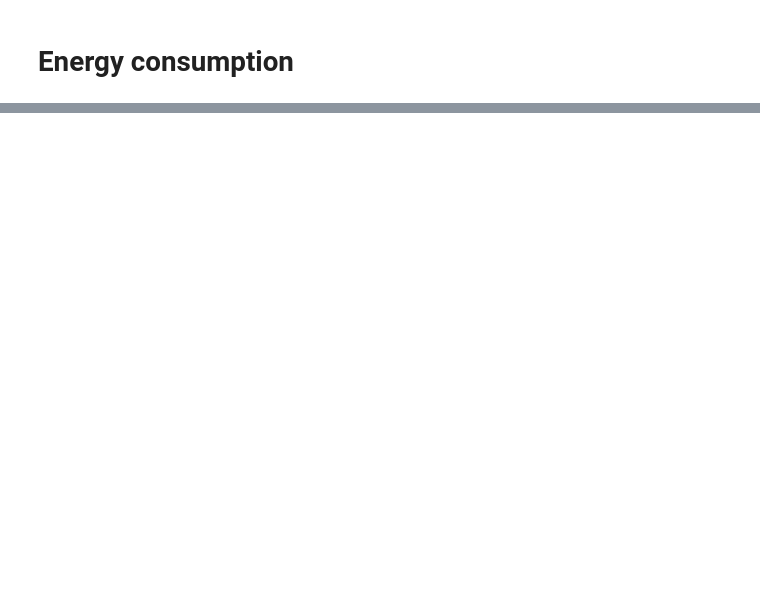
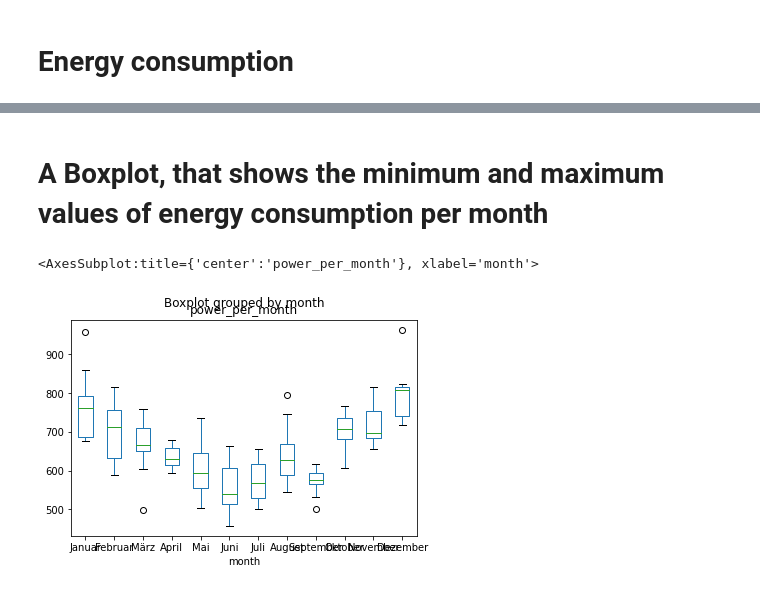
Before and after one commit to mweil372/jupyter-notebooks, a Jupyter notebook: energy-consumption.ipynb, the cells around one changed output, grey strips where cells are left out. Drawn from its saved outputs; the diff is of its cells as text; code cells hidden in the pictures; blank space fills up the shorter version.

```diff
--- a/energy-consumption.ipynb
+++ b/energy-consumption.ipynb
@@ -28,0 +42,6 @@ df = pd.DataFrame(values[1:], columns=values[0])
+# %%
+# print out the dimensions of the dataframe df
+print(df.shape)
+df.replace('', np.nan, inplace=True)
+# check, how many cells per column do have invalid data
+print(df.isnull().sum())
@@ -28,0 +102,8 @@ df = pd.DataFrame(values[1:], columns=values[0])
+# %% [markdown]
+# A Boxplot, that shows the minimum and maximum values of energy consumption per month
+# %%
+#print(type(df_new['date'][0]))
+df_new.boxplot(by='month', column =['power_per_month'], grid = False)
+# %% [output]
+<AxesSubplot:title={'center':'power_per_month'}, xlabel='month'>
+[figure, added]
```
Also changed, not shown: parts of 13 cells of this notebook.
